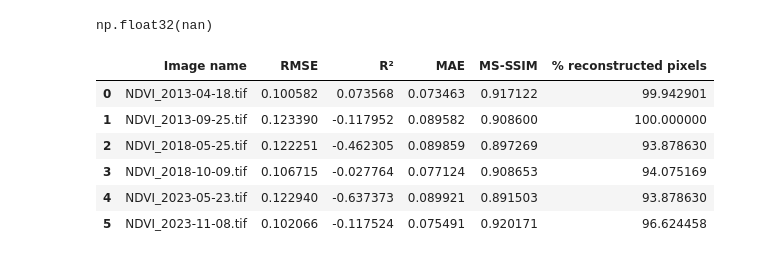
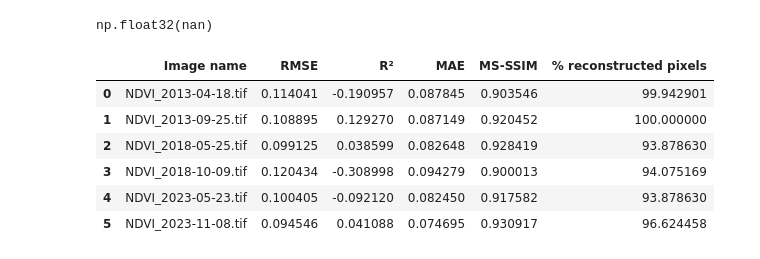
Before and after one commit to larasauser/master, a Jupyter notebook: metrics_soutenance.ipynb, the cells around one changed output. Drawn from its saved outputs; the diff is of its cells as text; code cells hidden in the pictures.

```diff
--- a/metrics_soutenance.ipynb
+++ b/metrics_soutenance.ipynb
@@ -454,9 +454,9 @@ import piq
 from glob import glob
 
 # === Dossiers ===
-hole_dir = '/content/drive/MyDrive/QS_grancy/NDVI_grancy_holes'
-gt_dir = '/content/drive/MyDrive/QS_grancy/NDVI_grancy_full'
-recon_dir = '/content/drive/MyDrive/QS_grancy/QS_g_out'
+hole_dir = '/content/drive/MyDrive/Whitt/NDVI_grancy_Landsat8_hole'
+gt_dir = '/content/drive/MyDrive/Whitt/NDVI_grancy_full'
+recon_dir = '/content/drive/MyDrive/Whitt/egfwh_grancy_outputs_optim1'
 
 gap_raw_dir = '/content/drive/MyDrive/ndvi_grancy_landsat_original'
 
@@ -544,36 +544,36 @@ for hole_path in hole_files:
 
     # Lecture GT (matching date)
     gt_path = [f for f in gt_files if date_str in os.path.basename(f)][0]
     gt_img, gt_meta = read_tif_with_meta(gt_path)
     gt_resampled = resample_to_match(gt_img, gt_meta, hole_meta)
 
 
     # Lecture reconstruction (matching date = nouveau nom)
     recon_path = [f for f in recon_files if date_str in os.path.basename(f)][0]
     recon_img, recon_meta = read_tif_with_meta(recon_path)
     recon_resampled = resample_to_match(recon_img, recon_meta, hole_meta)
 
     #lecture gap_raw, truc pas imputé original
     gap_raw_path = [f for f in gap_raw if date_str in os.path.basename(f)][0]
     gap_raw_img, gap_raw_meta = read_tif_with_meta(gap_raw_path)
     gap_raw_resampled = resample_to_match(gap_raw_img, gap_raw_meta, hole_meta)
 
     # Mask trous
     gap_mask = np.isnan(hole_img)
 
     # Calcul metrics
     df = evaluate_metrics(gt_resampled, recon_resampled, gap_mask, fname)
     all_results.append(df)
 
 # Table finale
 metrics_table = pd.concat(all_results, ignore_index=True)
 metrics_table
 #df
 # %% [output]
 |  | Image name | RMSE | R² | MAE | MS-SSIM | % reconstructed pixels |
-| 0 | NDVI_2013-04-18.tif | 0.100582 | 0.073568 | 0.073463 | 0.917122 | 99.942901 |
-| 1 | NDVI_2013-09-25.tif | 0.123390 | -0.117952 | 0.089582 | 0.908600 | 100.000000 |
-| 2 | NDVI_2018-05-25.tif | 0.122251 | -0.462305 | 0.089859 | 0.897269 | 93.878630 |
-| 3 | NDVI_2018-10-09.tif | 0.106715 | -0.027764 | 0.077124 | 0.908653 | 94.075169 |
-| 4 | NDVI_2023-05-23.tif | 0.122940 | -0.637373 | 0.089921 | 0.891503 | 93.878630 |
-| 5 | NDVI_2023-11-08.tif | 0.102066 | -0.117524 | 0.075491 | 0.920171 | 96.624458 |
+| 0 | NDVI_2013-04-18.tif | 0.114041 | -0.190957 | 0.087845 | 0.903546 | 99.942901 |
+| 1 | NDVI_2013-09-25.tif | 0.108895 | 0.129270 | 0.087149 | 0.920452 | 100.000000 |
+| 2 | NDVI_2018-05-25.tif | 0.099125 | 0.038599 | 0.082648 | 0.928419 | 93.878630 |
+| 3 | NDVI_2018-10-09.tif | 0.120434 | -0.308998 | 0.094279 | 0.900013 | 94.075169 |
+| 4 | NDVI_2023-05-23.tif | 0.100405 | -0.092120 | 0.082450 | 0.917582 | 93.878630 |
+| 5 | NDVI_2023-11-08.tif | 0.094546 | 0.041088 | 0.074695 | 0.930917 | 96.624458 |
```
